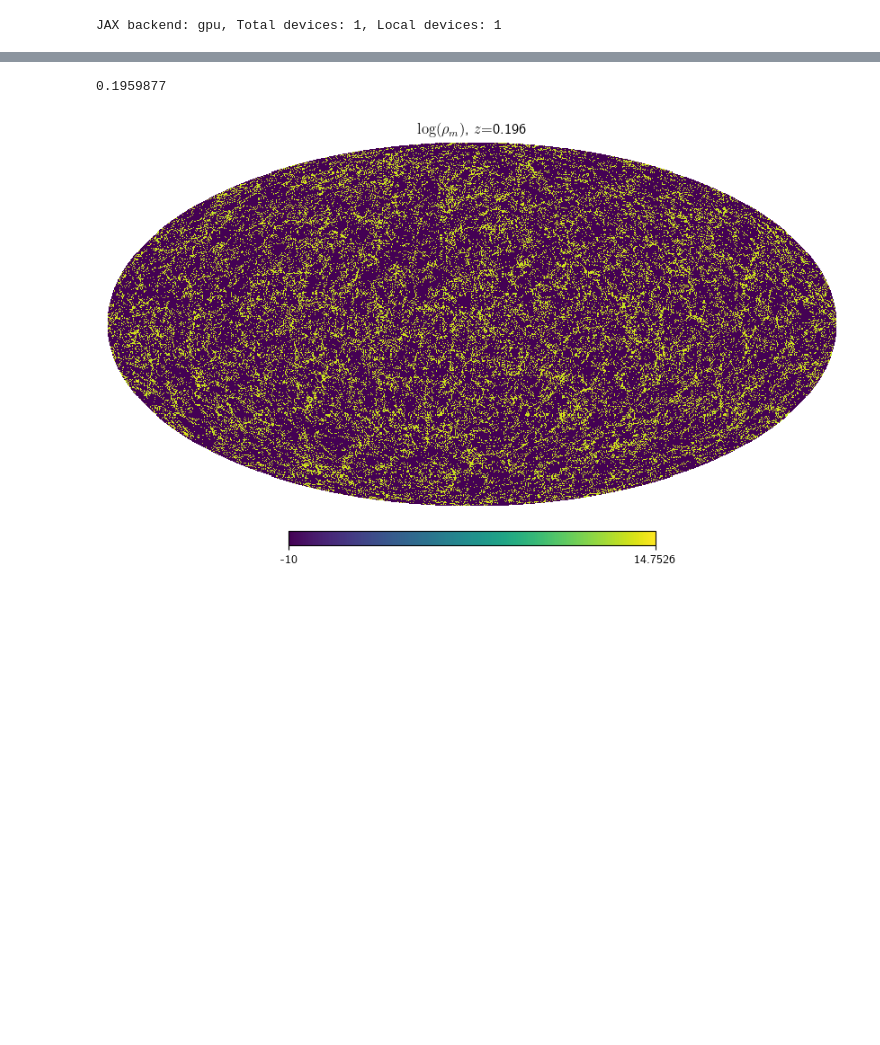
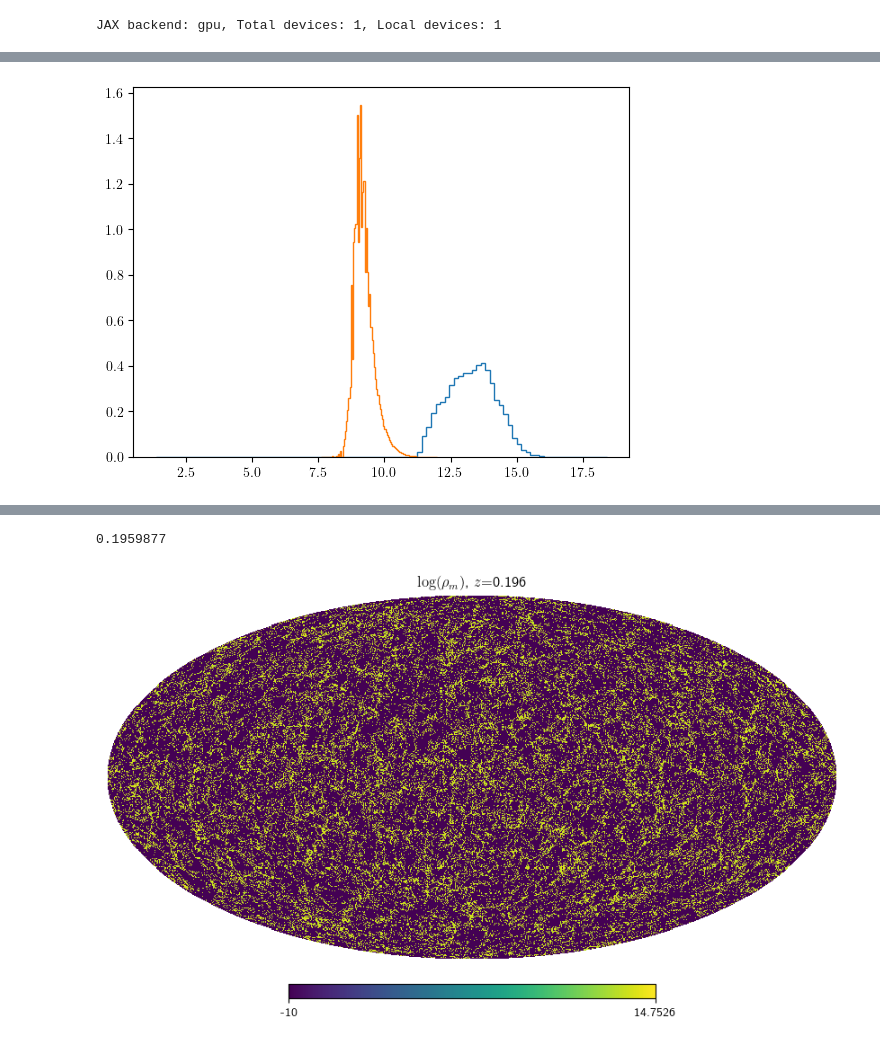
Before and after one commit to shivampcosmo/GODMAX, a Jupyter notebook: notebooks/pasting/paste_backlight_all_maps.ipynb, the cells around one changed output, grey strips where cells are left out. Saved outputs shown, nothing was run; the diff lists cells and outputs as text; code cells hidden in the pictures; blank space fills up the shorter version.

```diff
--- a/notebooks/pasting/paste_backlight_all_maps.ipynb
+++ b/notebooks/pasting/paste_backlight_all_maps.ipynb
@@ -555,0 +601,4 @@ Processing halo batch 1/1...
+# %%
+from jax_cosmo.background import angular_diameter_distance
+# Da = angular_diameter_distance(Prof_test.cosmo_jax, 1/(1+0.192))
+Da = angular_diameter_distance(Prof_test.cosmo_jax, 1/(1+0.091))
@@ -555,0 +611,6 @@ Processing halo batch 1/1...
+# %%
+plt.figure()
+_ = plt.hist(np.log10(pix_area*(Da**2)*map_rhom[map_rhom>100]), bins=100, histtype='step', label='Painted map', density=True)
+_ = plt.hist(np.log10(part_mass*map_tot_orig_ds[map_tot_orig_ds>0]), bins=100, histtype='step', label='Original map', density=True)
+# %% [output]
+[figure, added]
```
Also changed, not shown: parts of 14 cells of this notebook, 2 other files.
